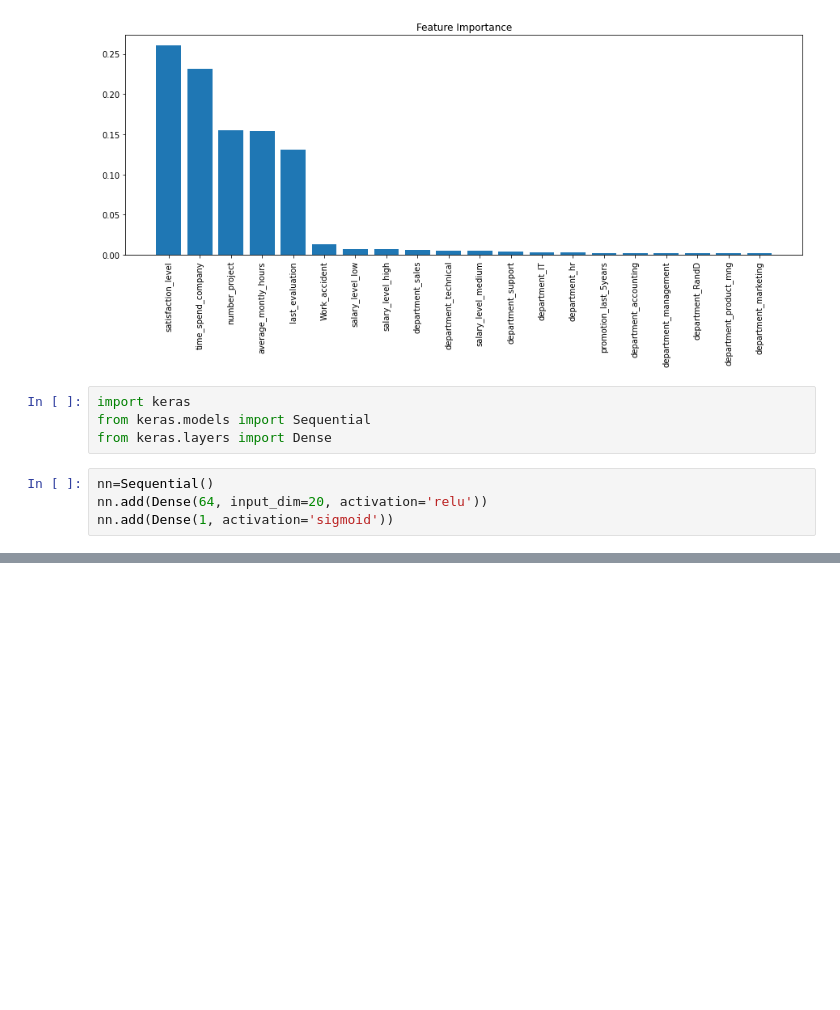
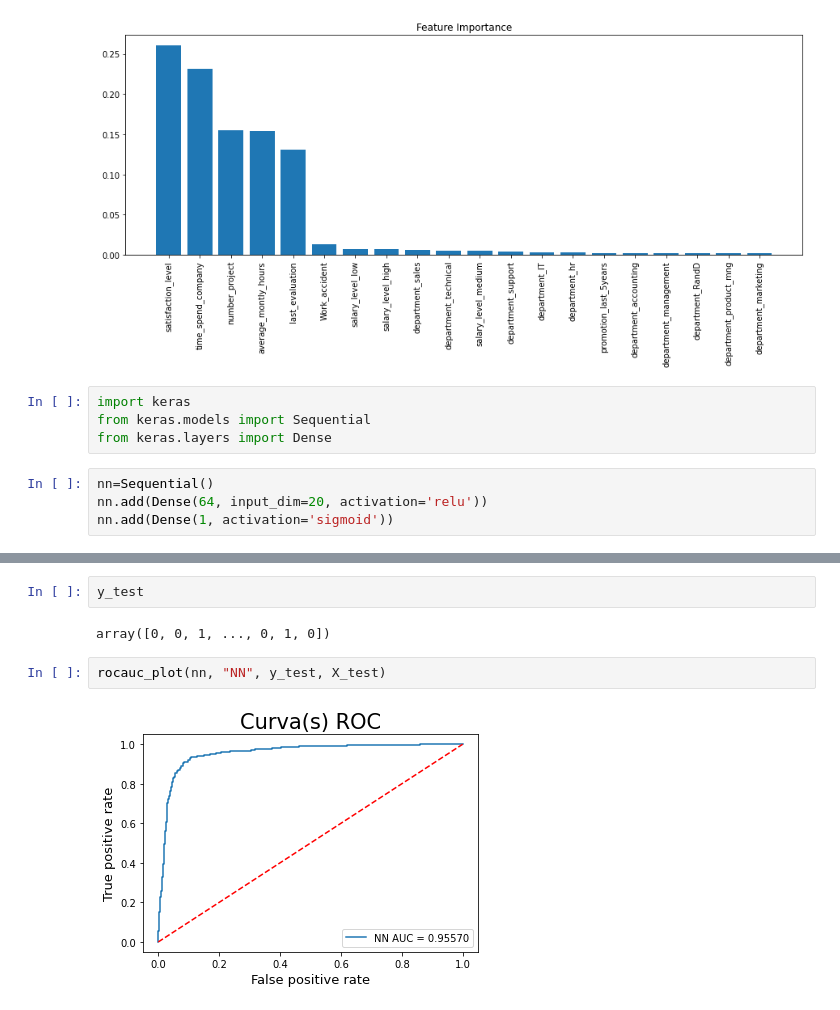
Before and after one commit to JECaballeroR/EmployeeTurnover, a Jupyter notebook: Clonk_Prueba_selección.ipynb, the cells around one changed output, grey strips where cells are left out. Drawn from its saved outputs; the diff is of its cells as text; blank space fills up the shorter version.

```diff
--- a/Clonk_Prueba_selección.ipynb
+++ b/Clonk_Prueba_selección.ipynb
@@ -737,3 +838,11 @@ array([[0.34188452],
+# %%
+y_test
+# %% [output]
+array([0, 0, 1, ..., 0, 1, 0])
+# %%
+rocauc_plot(nn, "NN", y_test, X_test)
+# %% [output]
+[figure, added]
 # %%
   model=nn
   model_name="NN"
```
Also changed, not shown: parts of 19 cells of this notebook.
